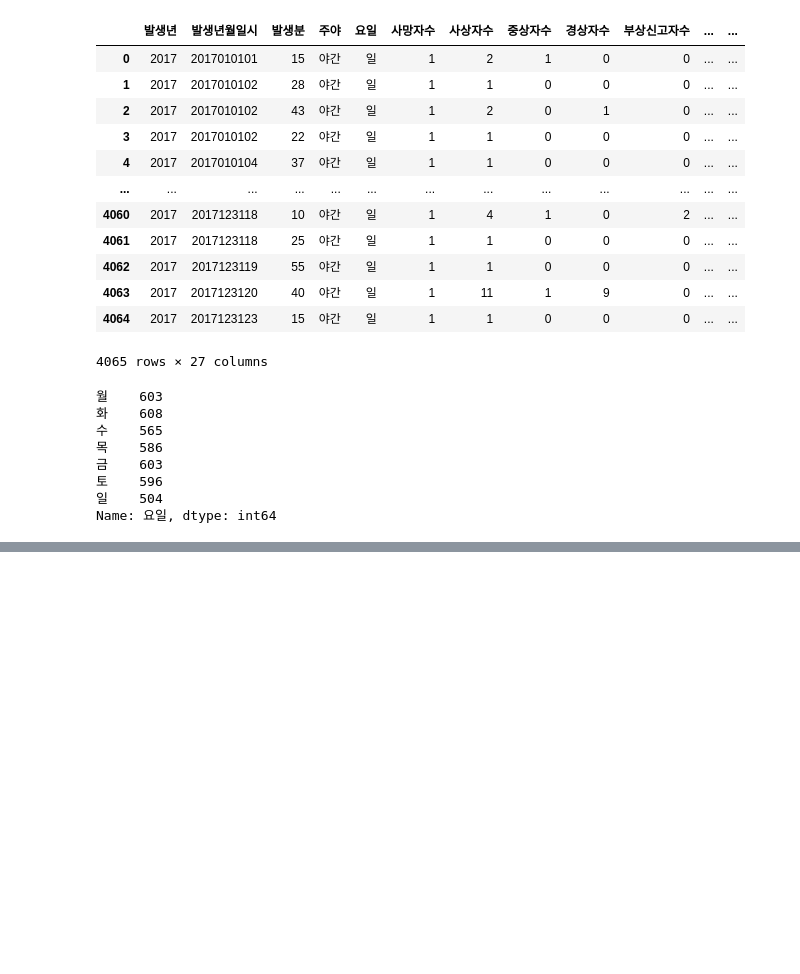
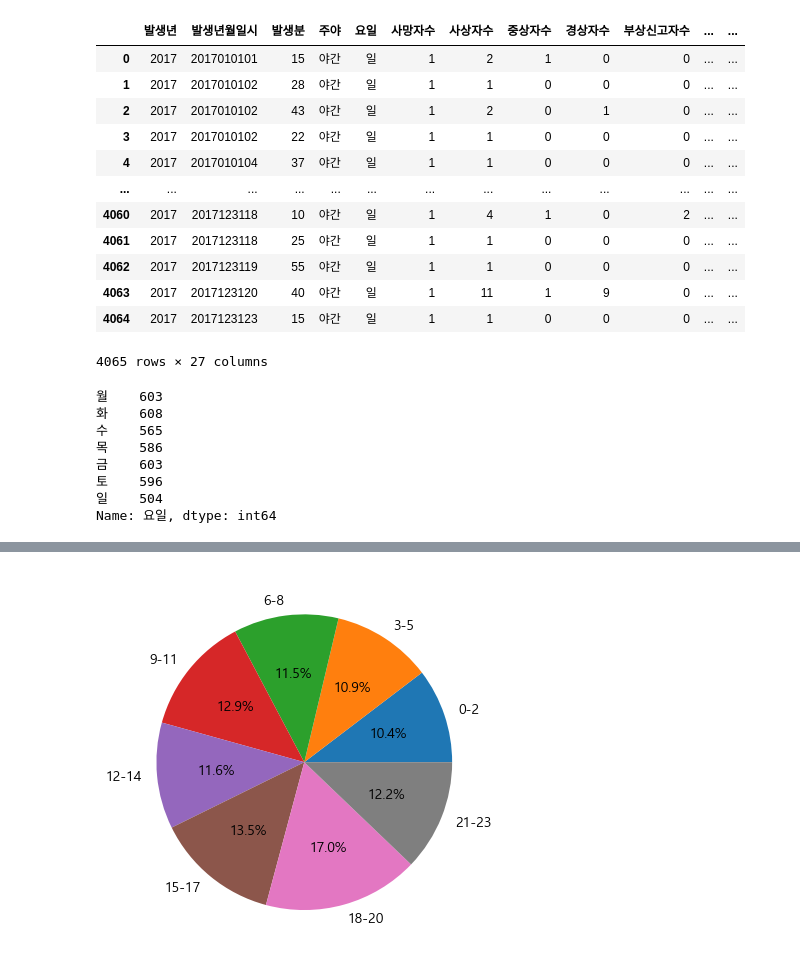
Before and after one commit to so1454/python_library, a Jupyter notebook: 3.Matplotlib.ipynb, the cells around one changed output, grey strips where cells are left out. Drawn from its saved outputs; the diff is of its cells as text; code cells hidden in the pictures; blank space fills up the shorter version.

```diff
--- a/3.Matplotlib.ipynb
+++ b/3.Matplotlib.ipynb
@@ -205,0 +367,6 @@ plt.bar(x,y)
+# %%
+# 1. 발생 년월일시 컬럼에서 시간데이터만 가져오자
+
+time = data2017['발생년월일시'].astype('int64')  # astype을 사용하는 이유는 뒤에서 알려주겠대
+time %= 100   #뒤에있는 일 두개만 가져오려면 100으로 나눠서 나머지를 받아줘야함
+time
@@ -205,0 +386,8 @@ plt.bar(x,y)
+# %%
+# 2. 시간을 카테고리화 시켜보자.
+bins = [-1,2,5,8,11,14,17,20,23] # 슬라이싱의 반대라고 생각하면됨
+labels =["0-2","3-5","6-8","9-11","12-14","15-17","18-20","21-23"]
+
+# pd.cut() : (범주화 시켜줄 데이터, 쪼개줄 기준, labels = 범주화된 데이터에 라벨)
+result = pd.cut(time,bins,labels = labels )
+result
@@ -205,0 +408,5 @@ plt.bar(x,y)
+# %%
+# 3. 해당하는 데이터로 파이그래프를 그려보자
+# value_count = > 각 시간대별 수세기/ sort_index()는 인덱스 기준 정렬하기
+rs_data = result.value_counts().sort_index()
+rs_data
@@ -205,0 +423,8 @@ plt.bar(x,y)
+# %%
+# 파이그래프 만들기
+# rs_data를 가지고 파이차트 만들어줄꺼다 / 라벨은 라벨즈라는 것을 이용할꺼다.
+# autopct(자동 퍼센트)는 파이차트가 얼마만큼의 지분을 가지고 있는지 자동으로 퍼센트를 계산해줌
+plt.pie(rs_data , labels = labels, autopct = '%1.1f%%')
+plt.show()
+# %% [output]
+[figure, added]
```
Also changed, not shown: parts of 30 cells of this notebook, 2 other files.
